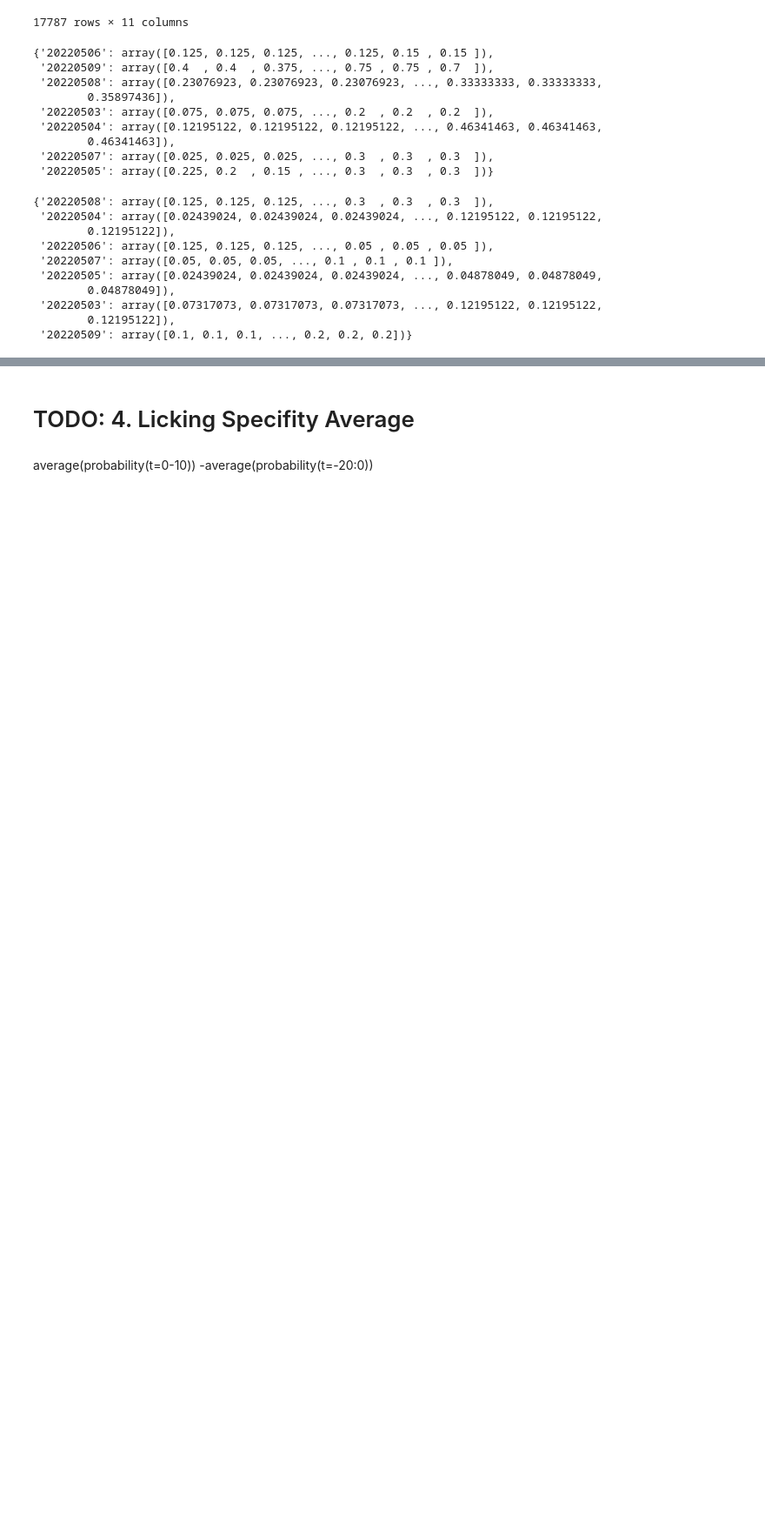
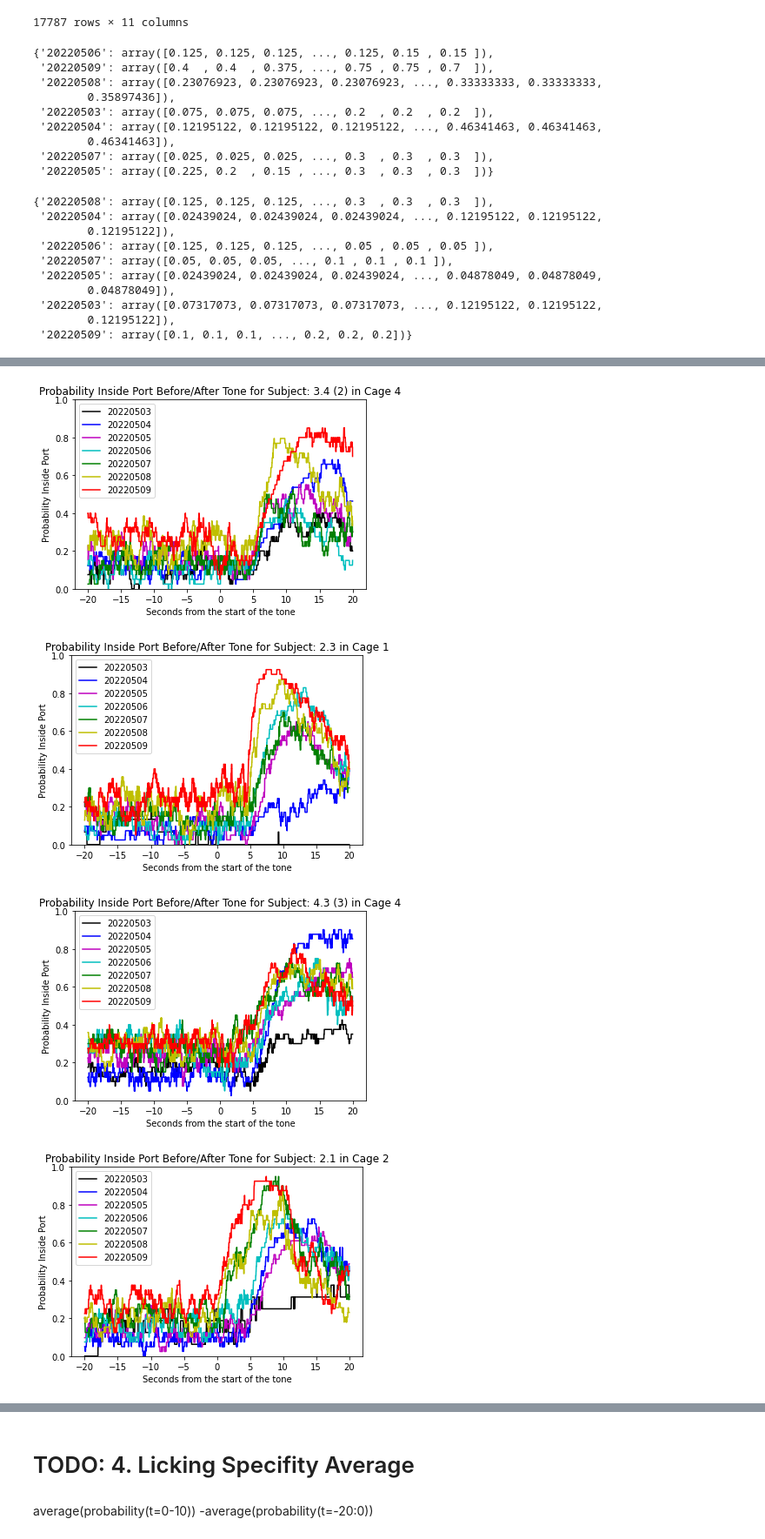
Before and after one commit to padillacoreanolab/med_pc_repo, a Jupyter notebook: results/2022_05_02_log_processing/med_pc_group_analysis.ipynb, the cells around one changed output, grey strips where cells are left out. Shown at 87% size. Saved outputs shown, nothing was run; the diff lists cells and outputs as text; code cells hidden in the pictures; blank space fills up the shorter version.

```diff
--- a/results/2022_05_02_log_processing/med_pc_group_analysis.ipynb
+++ b/results/2022_05_02_log_processing/med_pc_group_analysis.ipynb
@@ -317,0 +450,2 @@ less_than_10_latency_pivot_plot.plot(y=["20220503", "20220504", "20220505", "202
+# %%
+latency_and_metadata_df = latency_pivot_plot.join(other=metadata_df.set_index("Subject"))
@@ -964,21 +948,0 @@ plt.show()
-# %%
-fig, ax = plt.subplots()
-
-# Port duration is from one port entry to the corresponding por exit
-for x_1 , x_2 in zip(med_pc_df['(P)Portentry'].values ,med_pc_df['(N)Portexit'].values):
-    ax.add_patch(plt.Rectangle((x_1,0),x_2-x_1,0.5, color="k"))
-
-# Tone duration is from tone start to 20 seconds after
-for x_1 in (latency_df['current_tone_time'].values):
-    ax.add_patch(plt.Rectangle((x_1,-.75),20,0.5, color="b"))
-
-# Tone duration is from 20 seconds before to tone start
-for x_1 in (latency_df['current_tone_time'].values):
-    ax.add_patch(plt.Rectangle((x_1-20,-.75),20,0.5, color="r") )
-
-ax.autoscale()
-ax.set_ylim(-1,1)
-ax.set_xlim(1080,1100)
-plt.title("Duration of port entries and tones")
-plt.xlabel("Time from start")
-plt.show()
@@ -1250,0 +949,2 @@ plt.show()
+# %%
+subject_to_cage_dict = dict(zip(metadata_df["Subject"], metadata_df["Group"]))
@@ -1250,0 +987,24 @@ plt.show()
+# %%
+
+all_colors = ["k", "b", "m", "c","g", "y", "r"]
+for subject_id in combined_med_pc_df["subject_key"].unique():
+    fig, ax = plt.subplots()
+    cage = subject_to_cage_dict[subject_id].strip("Cage").strip()
+    ax.set_xlabel("Seconds from the start of the tone")
+    ax.set_ylabel("Probability Inside Port")
+    ax.set_title("Probability Inside Port Before/After Tone for Subject: {} in Cage {}".format(subject_id, cage))
+    counter = 0
+
+    for key in sorted(subject_to_date_to_average_probability[subject_id].keys()):
+        ax.plot(np.linspace(-20,20,4000), subject_to_date_to_average_probability[subject_id][key], label=key, color=all_colors[counter])
+        counter += 1
+    handles, labels = ax.get_legend_handles_labels()
+    labels, handles = zip(*sorted(zip(labels, handles), key=lambda t: t[0]))
+    ax.set_ylim(0, 1)
+    ax.legend(handles, labels)
+    fig.savefig("./data/plots/probability_inside_port/probability_inside_port_cage_{}_subject_{}_date_20220503_20220509.png".format(cage, subject_id))
+# %% [output]
+[figure, added]
+[figure, added]
+[figure, added]
+[figure, added]
```
Also changed, not shown: parts of 162 cells of this notebook.
